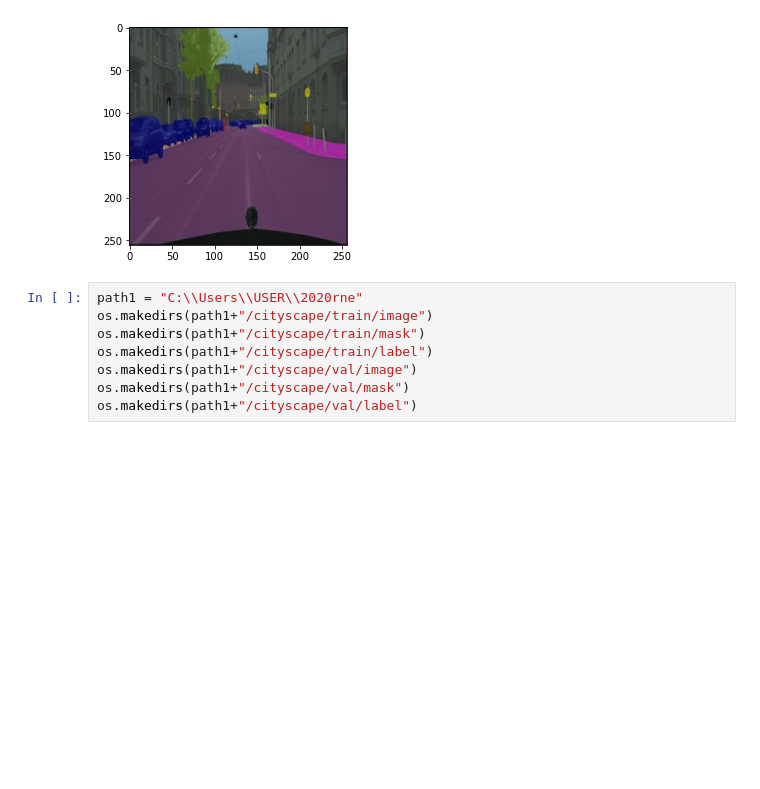
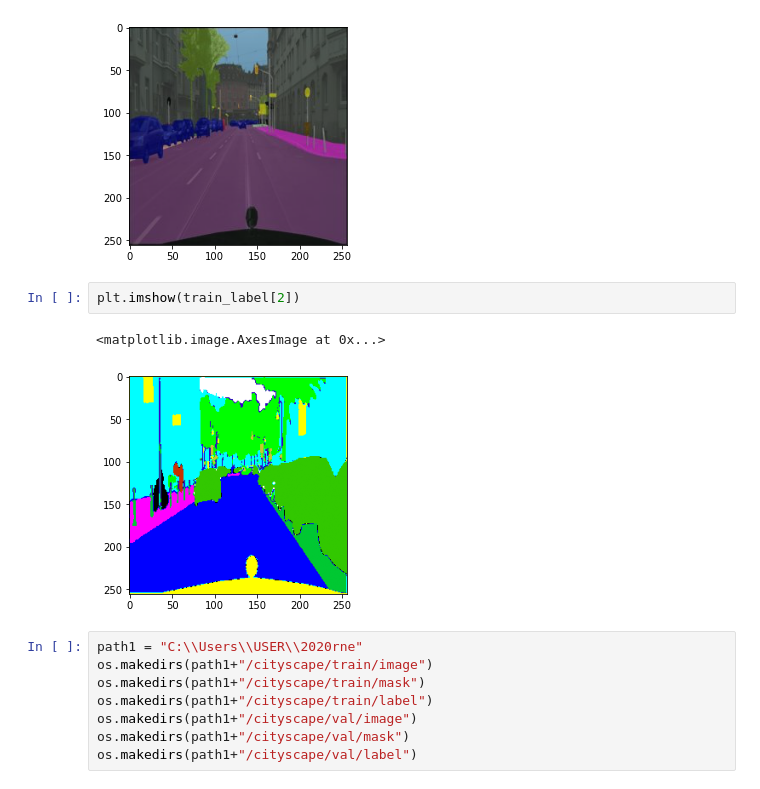
Before and after one commit to taegukang35/kmeans_segmentation, a Jupyter notebook: semanticseg.ipynb, the cells around one changed output. Saved outputs shown, nothing was run; the diff lists cells and outputs as text; blank space fills up the shorter version.

```diff
--- a/semanticseg.ipynb
+++ b/semanticseg.ipynb
@@ -193,6 +200,11 @@ plot.imshow(total)
 # %% [output]
 <matplotlib.image.AxesImage at 0x...>
 [figure]
+# %%
+plt.imshow(train_label[2])
+# %% [output]
+<matplotlib.image.AxesImage at 0x...>
+[figure, added]
 # %%
 path1 = "C:\\Users\\USER\\2020rne"
 os.makedirs(path1+"/cityscape/train/image")
```
Also changed, not shown: parts of 3 cells of this notebook.
